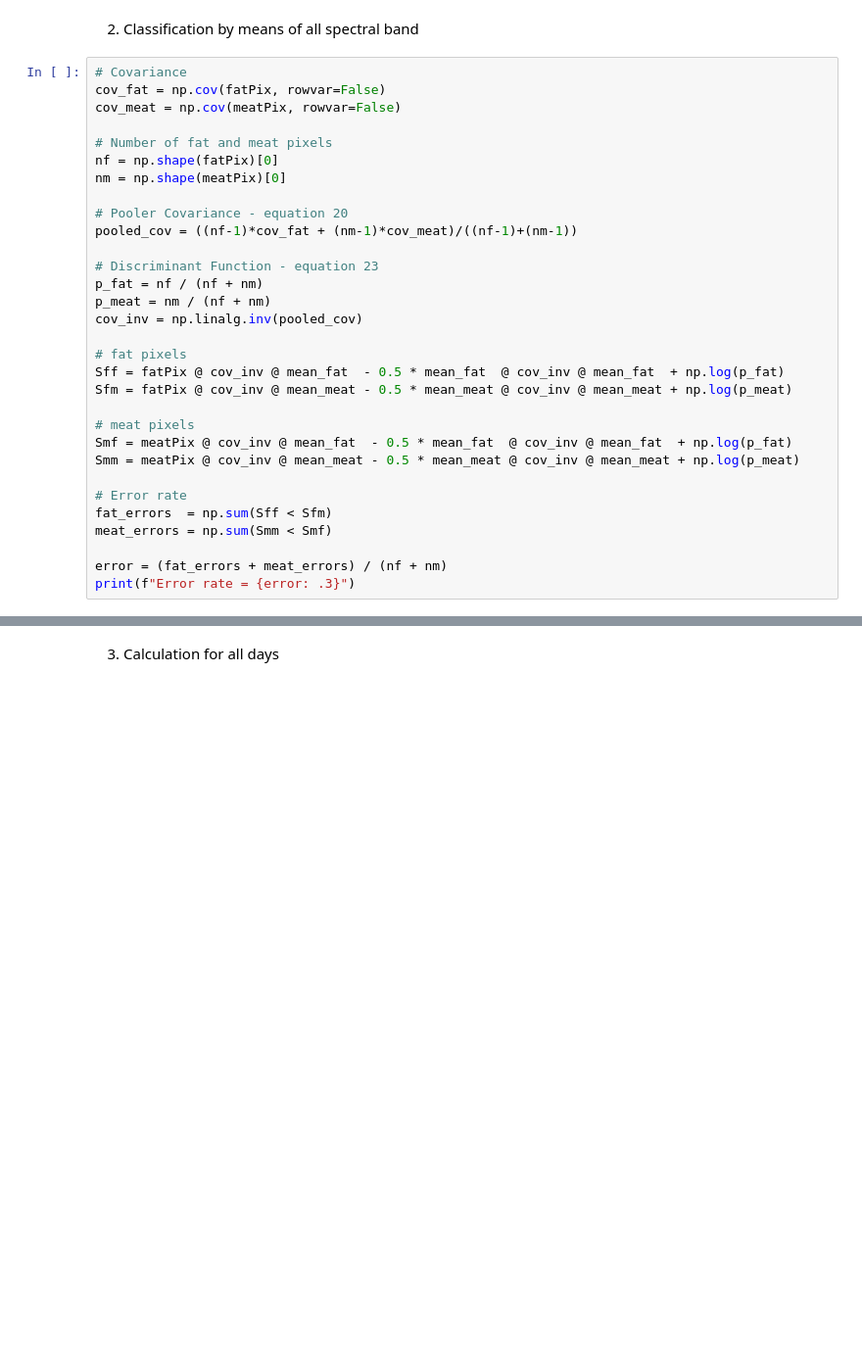
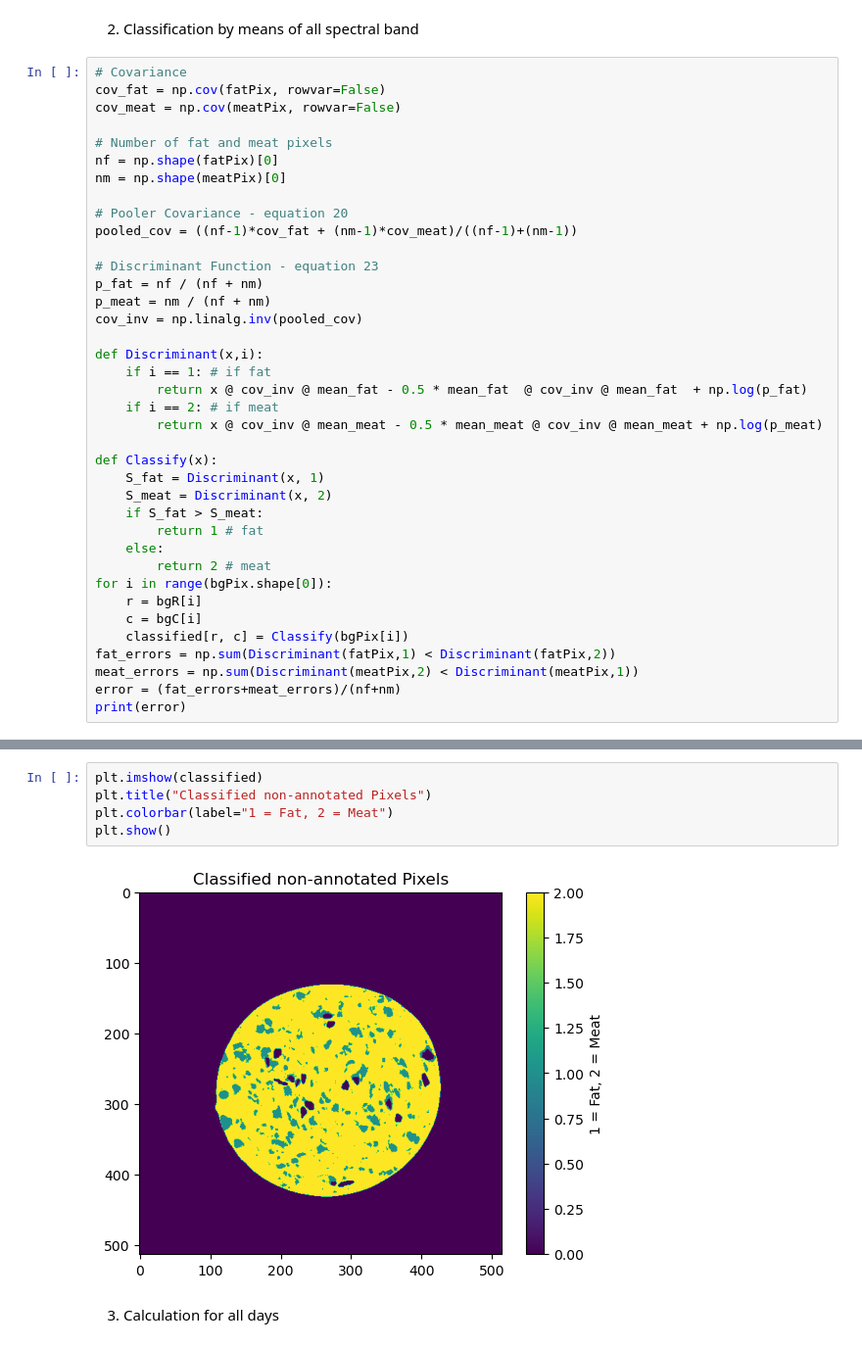
Before and after one commit to KeremOzemre/Salami, a Jupyter notebook: salami_exercise.ipynb, the cells around one changed output, grey strips where cells are left out. Shown at 98% size. Saved outputs shown, nothing was run; the diff lists cells and outputs as text; blank space fills up the shorter version.

```diff
--- a/salami_exercise.ipynb
+++ b/salami_exercise.ipynb
@@ -121,18 +95,25 @@ p_fat = nf / (nf + nm)
 p_meat = nm / (nf + nm)
 cov_inv = np.linalg.inv(pooled_cov)
 
-# fat pixels
-Sff = fatPix @ cov_inv @ mean_fat  - 0.5 * mean_fat  @ cov_inv @ mean_fat  + np.log(p_fat)
-Sfm = fatPix @ cov_inv @ mean_meat - 0.5 * mean_meat @ cov_inv @ mean_meat + np.log(p_meat)
+def Discriminant(x,i):
+    if i == 1: # if fat
+        return x @ cov_inv @ mean_fat - 0.5 * mean_fat  @ cov_inv @ mean_fat  + np.log(p_fat)
+    if i == 2: # if meat
+        return x @ cov_inv @ mean_meat - 0.5 * mean_meat @ cov_inv @ mean_meat + np.log(p_meat)
 
-# meat pixels
-Smf = meatPix @ cov_inv @ mean_fat  - 0.5 * mean_fat  @ cov_inv @ mean_fat  + np.log(p_fat)
-Smm = meatPix @ cov_inv @ mean_meat - 0.5 * mean_meat @ cov_inv @ mean_meat + np.log(p_meat)
-
-# Error rate
-fat_errors  = np.sum(Sff < Sfm)
-meat_errors = np.sum(Smm < Smf)
-
-error = (fat_errors + meat_errors) / (nf + nm)
-print(f"Error rate = {error: .3}")
+def Classify(x):
+    S_fat = Discriminant(x, 1)
+    S_meat = Discriminant(x, 2)
+    if S_fat > S_meat:
+        return 1 # fat
+    else:
+        return 2 # meat
+for i in range(bgPix.shape[0]):
+    r = bgR[i]
+    c = bgC[i]
+    classified[r, c] = Classify(bgPix[i])
+fat_errors = np.sum(Discriminant(fatPix,1) < Discriminant(fatPix,2))
+meat_errors = np.sum(Discriminant(meatPix,2) < Discriminant(meatPix,1))
+error = (fat_errors+meat_errors)/(nf+nm)
+print(error)
 # %% [output]
@@ -143,2 +121,9 @@ Error rate =  0.0058
+# %%
+plt.imshow(classified)
+plt.title("Classified non-annotated Pixels")
+plt.colorbar(label="1 = Fat, 2 = Meat")
+plt.show()
+# %% [output]
+[figure, added]
 # %% [markdown]
 3. Calculation for all days
```
Also changed, not shown: parts of 5 cells of this notebook.
